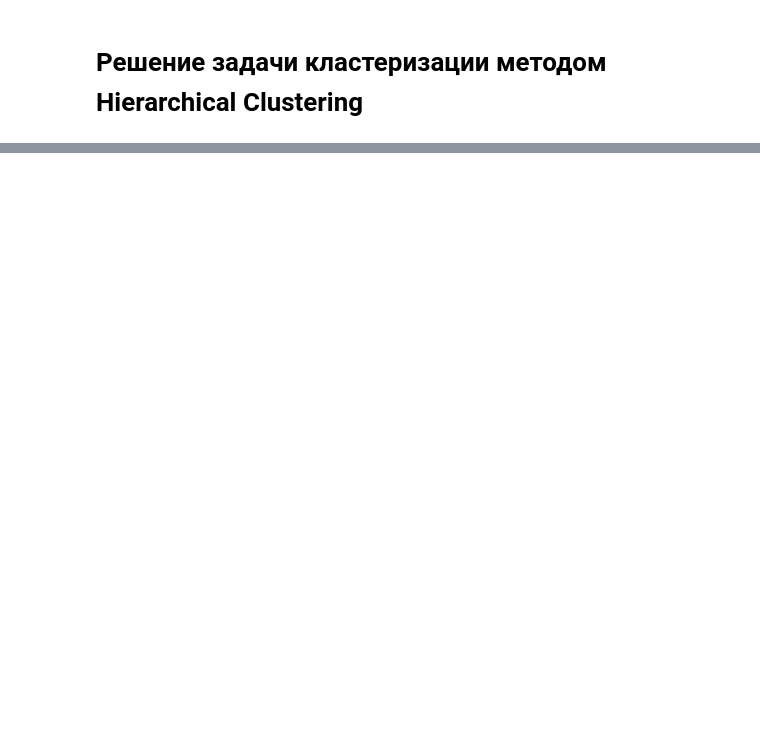
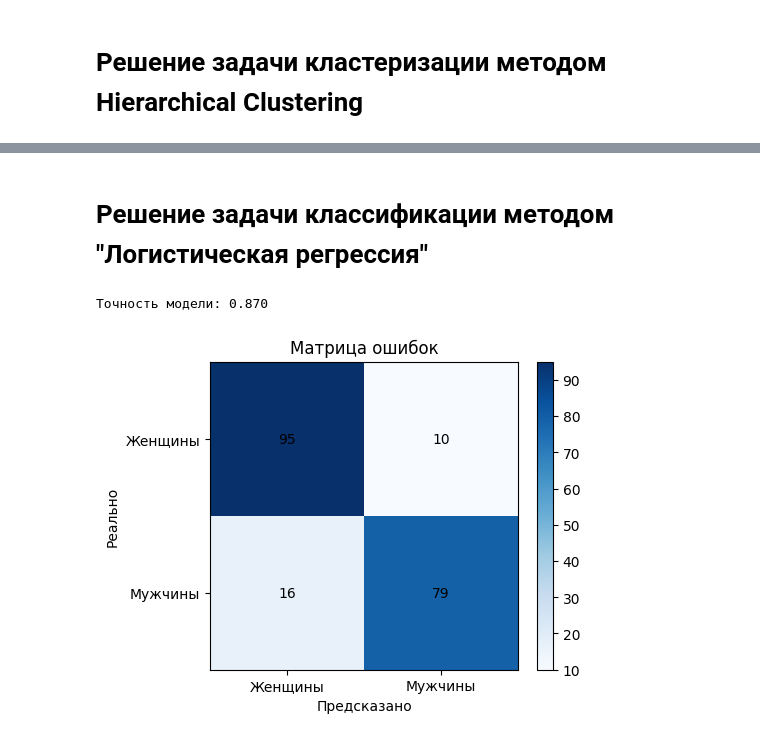
Before and after one commit to Ivan-Andrianov/OrangeUniversity, a Jupyter notebook: scikit.ipynb, the cells around one changed output, grey strips where cells are left out. Saved outputs shown, nothing was run; the diff lists cells and outputs as text; code cells hidden in the pictures; blank space fills up the shorter version.

Commit message:
4. Классификация через scikirt.

```diff
--- a/scikit.ipynb
+++ b/scikit.ipynb
@@ -9,25 +9,24 @@ from sklearn.manifold import MDS
 DATA_PATH = 'dataset/zoo.tab'
 CLUSTERS = 5
 
-# Получаем датасет из файла zoo.tab. Убираем все строки, где есть нечисловые значения, а также колонку 'animal'
+# Подготовка обучающего Dataset
 df = pd.read_csv(DATA_PATH, sep='\t')
 animals = df['animal'][2:]
 features_df = df.drop('animal', axis=1).apply(pd.to_numeric, errors='coerce').dropna()
 
-# Процесс кластеризации (k-means). Количество кластеров выбрал на основе количества видов животных: млекопитающие, рыбы, птицы, насекомые и рептилии
+# Кластеризация
 kmeans = KMeans(n_clusters=CLUSTERS, n_init=20)
 clusters = kmeans.fit_predict(features_df)
 features_df['cluster'] = clusters
 features_df['animal'] = animals
-print("\n=== РЕЗУЛЬТАТЫ КЛАСТЕРИЗАЦИИ ===")
 print(f"Распределение объектов по кластерам:\n{features_df}")
 
-# Отрисовываем диаграмму MDS
-X_mds = MDS().fit_transform(features_df.drop(columns=['animal', 'cluster'], axis=1))
+# Диаграмму MDS
+mds_point = MDS().fit_transform(features_df.drop(columns=['animal', 'cluster'], axis=1))
 
-plt.scatter(X_mds[:,0], X_mds[:,1], c=clusters, cmap='viridis')
-plt.title('KMeans кластеры, визуализированные через MDS')
+plt.scatter(mds_point[:,0], mds_point[:,1], c=clusters, cmap='viridis')
+plt.title('MDS')
 
 for i, animal in enumerate(animals):
-    plt.annotate(animal, (X_mds[i, 0], X_mds[i, 1]))
+    plt.annotate(animal, (mds_point[i, 0], mds_point[i, 1]))
 plt.show()
@@ -113,0 +74,52 @@ plt.show()
+# %% [markdown]
+# Решение задачи классификации методом "Логистическая регрессия"
+# %%
+import pandas as pd
+import matplotlib.pyplot as plt
+
+from sklearn.model_selection import train_test_split
+from sklearn.linear_model import LogisticRegression
+from sklearn.preprocessing import StandardScaler
+from sklearn.metrics import confusion_matrix, accuracy_score
+
+# Подготовка обучающего Dataset
+DATA_PATH = './dataset/students_performance.csv'
+df = pd.read_csv(DATA_PATH)
+
+# Преобразуем пол в числовое значение (1|0)
+gender_df = df.get('gender').map({'male': 1, 'female': 0}).to_frame()
+scores_df = df[['math score', 'reading score', 'writing score']].copy()
+
+# Делим данные из нашего dataset на учебные и тестовые
+x_train, x_test, y_train, y_test = train_test_split(scores_df, gender_df, test_size=0.2)
+
+# Масштабируем данные
+scaler = StandardScaler()
+x_trained_scaled = scaler.fit_transform(x_train)
+x_test_scaled = scaler.fit_transform(x_test)
+
+# Обучение модели
+model = LogisticRegression(max_iter=1000)
+model.fit(x_trained_scaled, y_train)
+
+y_pred = model.predict(x_test_scaled)
+accuracy = accuracy_score(y_test, y_pred)
+print(f"\nТочность модели: {accuracy:.3f}")
+
+# Строим матрицу ошибок
+cm = confusion_matrix(y_test, y_pred)
+plt.figure(figsize=(5,4))
+plt.imshow(cm, cmap='Blues', interpolation='nearest')
+plt.colorbar()
+plt.xticks([0,1], ['Женщины', 'Мужчины'])
+plt.yticks([0,1], ['Женщины', 'Мужчины'])
+plt.xlabel('Предсказано')
+plt.ylabel('Реально')
+for i in range(2):
+    for j in range(2):
+        plt.text(j, i, str(cm[i, j]), ha='center', va='center')
+plt.title('Матрица ошибок')
+plt.show()
+# %% [output]
+Точность модели: 0.870
+[figure, added]
```
Also changed, not shown: parts of 4 cells of this notebook.
